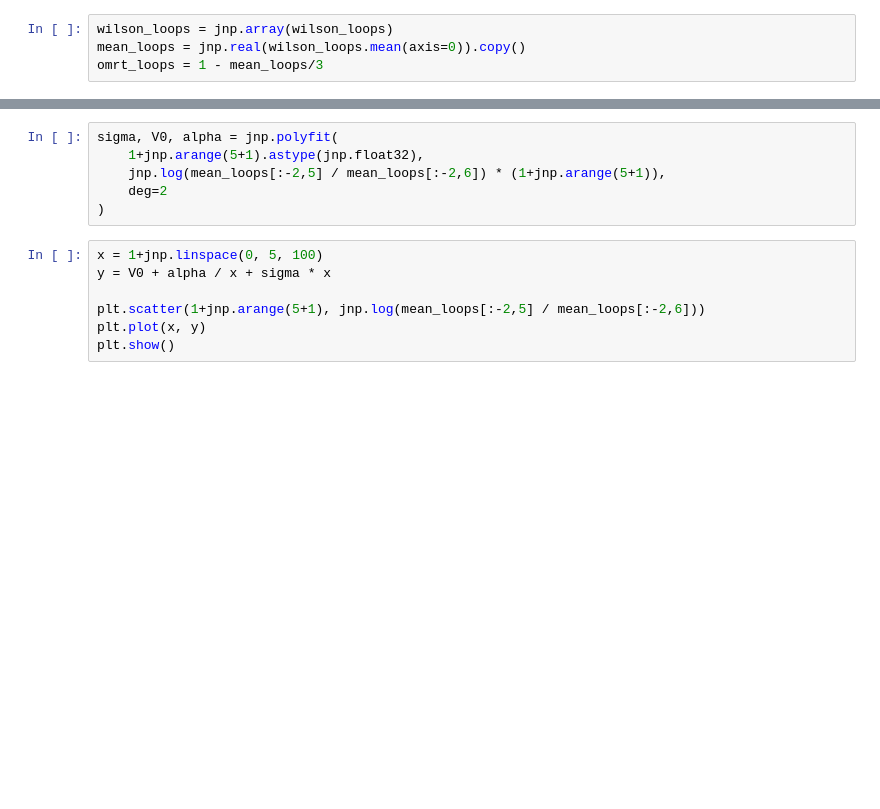
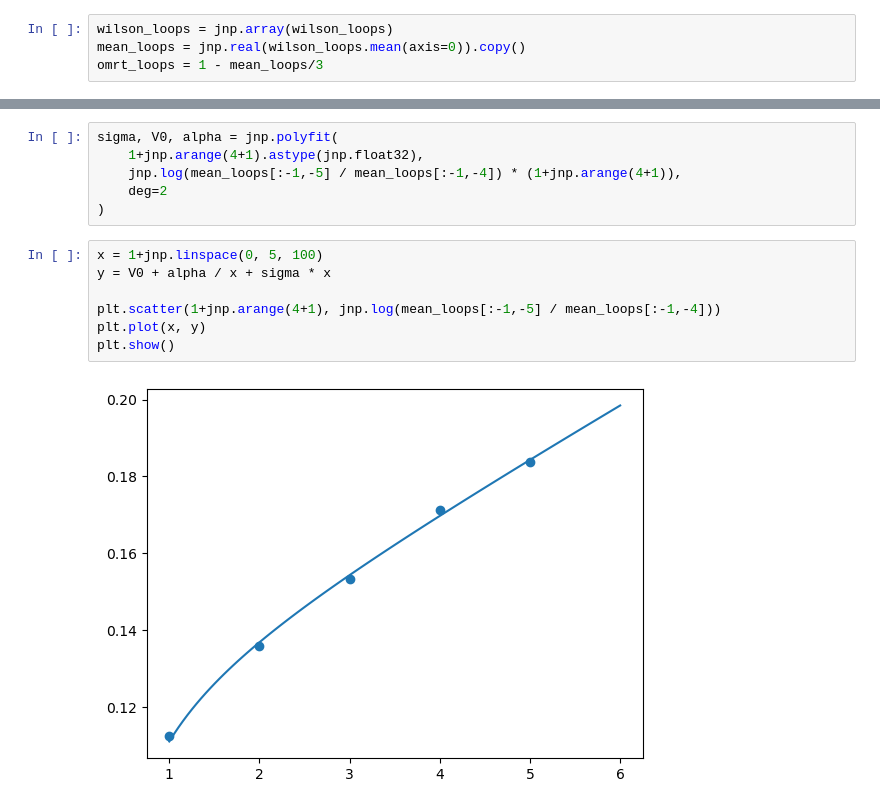
Before and after one commit to noah-lowry/lqcd-jax, a Jupyter notebook: jax-implementation/main.ipynb, the cells around one changed output, grey strips where cells are left out. Drawn from its saved outputs; the diff is of its cells as text; blank space fills up the shorter version.

```diff
--- a/jax-implementation/main.ipynb
+++ b/jax-implementation/main.ipynb
@@ -155,15 +157,17 @@ plt.show()
 # %%
 sigma, V0, alpha = jnp.polyfit(
-    1+jnp.arange(5+1).astype(jnp.float32),
-    jnp.log(mean_loops[:-2,5] / mean_loops[:-2,6]) * (1+jnp.arange(5+1)),
+    1+jnp.arange(4+1).astype(jnp.float32),
+    jnp.log(mean_loops[:-1,-5] / mean_loops[:-1,-4]) * (1+jnp.arange(4+1)),
     deg=2
 )
 # %%
 x = 1+jnp.linspace(0, 5, 100)
 y = V0 + alpha / x + sigma * x
 
-plt.scatter(1+jnp.arange(5+1), jnp.log(mean_loops[:-2,5] / mean_loops[:-2,6]))
+plt.scatter(1+jnp.arange(4+1), jnp.log(mean_loops[:-1,-5] / mean_loops[:-1,-4]))
 plt.plot(x, y)
 plt.show()
+# %% [output]
+[figure, added]
 # %%
 jnp.sqrt(sigma) / 440 * 1000 * 0.1973164956590371
```
Also changed, not shown: parts of 6 cells of this notebook.
